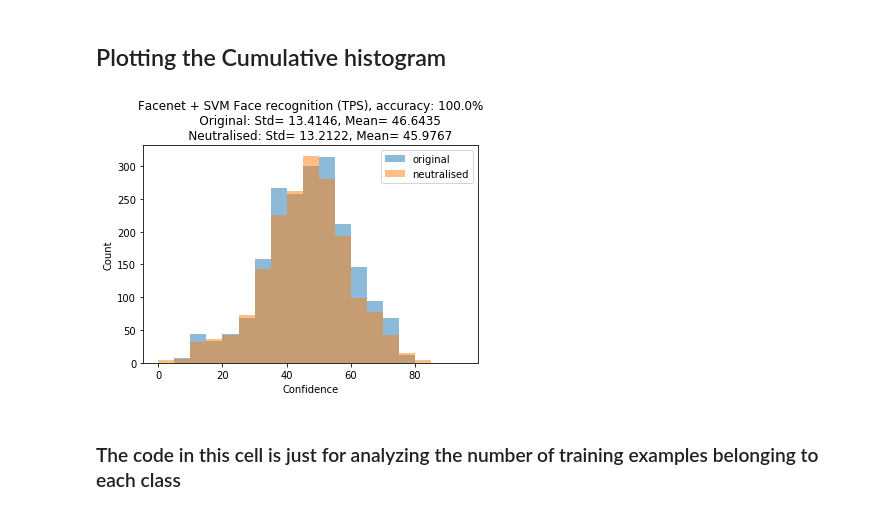
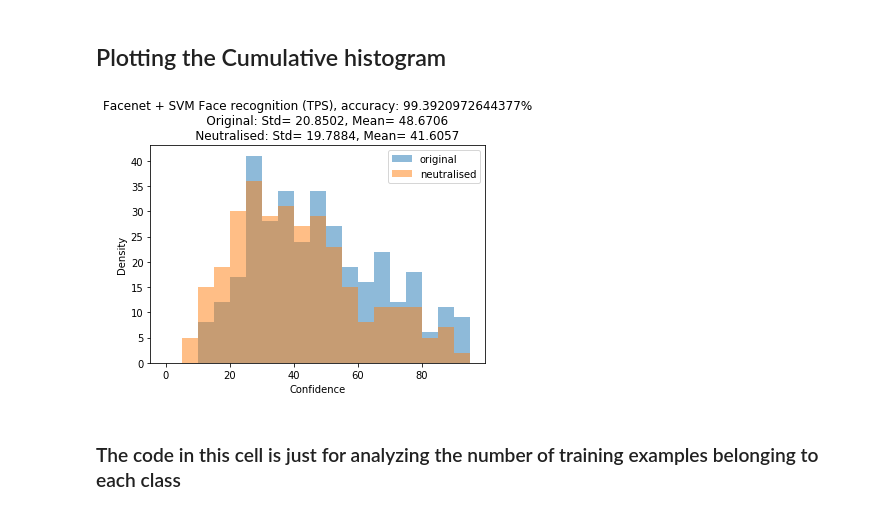
Before and after one commit to maxxiefjv/ACVPR-ExpressionInvariantFaceRecognition, a Jupyter notebook: Ananthu_code/tps_facenet.ipynb, the cells around one changed output. Saved outputs shown, nothing was run; the diff lists cells and outputs as text; code cells hidden in the pictures.

```diff
--- a/Ananthu_code/tps_facenet.ipynb
+++ b/Ananthu_code/tps_facenet.ipynb
@@ -41,7 +41,7 @@ import copy
 from tqdm import tqdm
 import glob
 # %%
-augmented_images_df = pd.read_pickle('aug_df_2.pkl')
+augmented_images_df = pd.read_pickle('aug_2000_rows.pkl')
 # %%
 augmented_images_df = augmented_images_df.sample(frac=1)
 # %%
@@ -65,6 +65,10 @@ if(use_reduced == 1):
     augmented_images_df = augmented_images_df.iloc[:num_samples]
 else:
     augmented_images_df = augmented_images_df.iloc[:]
+# %%
+augmented_images_df = augmented_images_df[augmented_images_df['name'] != 895]
+augmented_images_df = augmented_images_df[augmented_images_df['name'] != 157]
+augmented_images_df = augmented_images_df[augmented_images_df['name'] != 147]
 # %%
 X_rec_origin, y_rec_origin = augmented_images_df[['all_original_images', 'original_image', 'neutralised_original_image']], augmented_images_df['name']
 
@@ -247,6 +329,7 @@ testy = out_encoder.transform(testy)
 
 
 # fit model
-model_SVM = SVC(gamma=2, C=1, probability=True) #SVM with RBF Kernel
+#model_SVM = SVC(gamma=2, C=1, probability=True) #SVM with RBF Kernel
+model_SVM = SVC(kernel='linear', probability=True)
 model_SVM.fit(trainX, trainy)
 # %% [output]
@@ -372,24 +455,27 @@ Expected: 52
 # %% [markdown]
 ## Plotting the Cumulative histogram
+# %%
+facenet_confidences_original = [float(i)*100/max(facenet_confidences_original) for i in facenet_confidences_original]
+facenet_confidences_neutralised = [float(i)*100/max(facenet_confidences_neutralised) for i in facenet_confidences_neutralised]
 # %%
 density_param = False
 plt.hist(facenet_confidences_original, density = density_param, alpha=0.5, bins=range(0,100,5), label='original')
 plt.hist(facenet_confidences_neutralised, density = density_param, alpha=0.5, bins=range(0,100,5), label='neutralised')
-plt.ylabel('Count')
+plt.ylabel('Density')
 plt.xlabel('Confidence')
 plt.title('Facenet + SVM Face recognition (TPS), accuracy: {}%\n \
     Original: Std= {}, Mean= {}\n \
     Neutralised: Std= {}, Mean= {}'.format( yhat_accuracy * 100,
                                            np.around(np.std(np.asarray(facenet_confidences_original)),4),
                                            np.around(np.mean(np.asarray(facenet_confidences_original)),4),
                                            np.around(np.std(np.asarray(facenet_confidences_neutralised)),4),
                                            np.around(np.mean(np.asarray(facenet_confidences_neutralised)),4)))
 
 plt.legend()
 
 plt.savefig('Facenet_TPS_Facerecognition.png',bbox_inches='tight')
 # %% [output]
-[figure, old version]
+[figure, new version]
 # %% [markdown]
 ### The code in this cell is just for analyzing the number of training examples belonging to each class
 # %%
```
Also changed, not shown: parts of 21 cells of this notebook, 4 other files.
